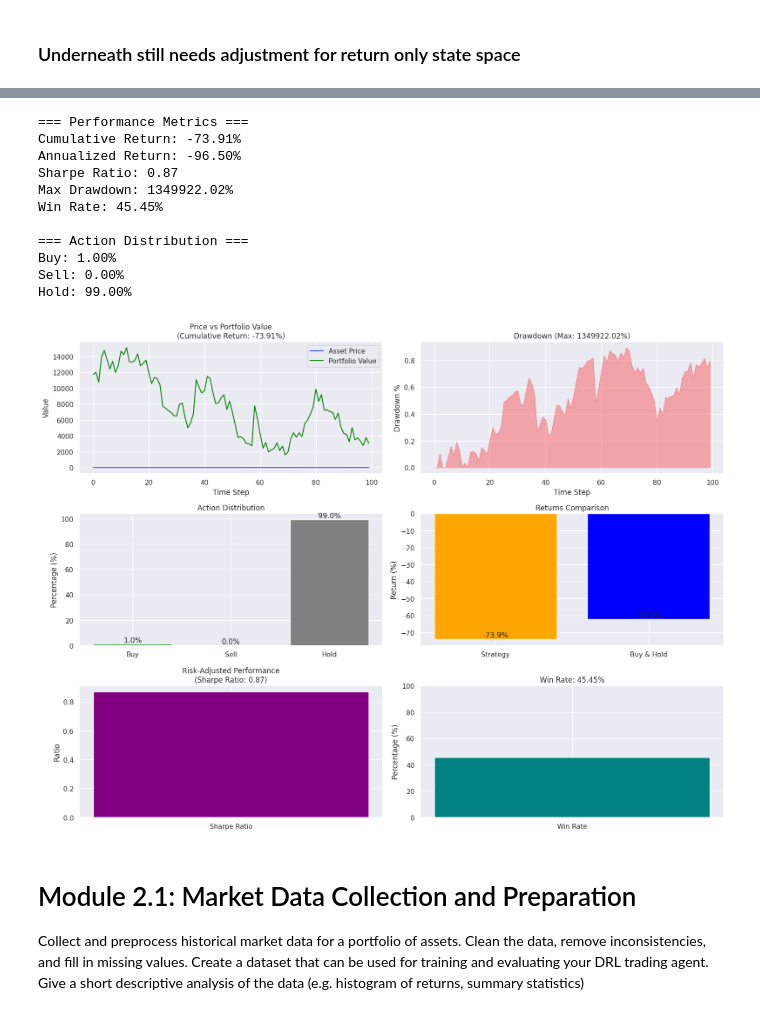
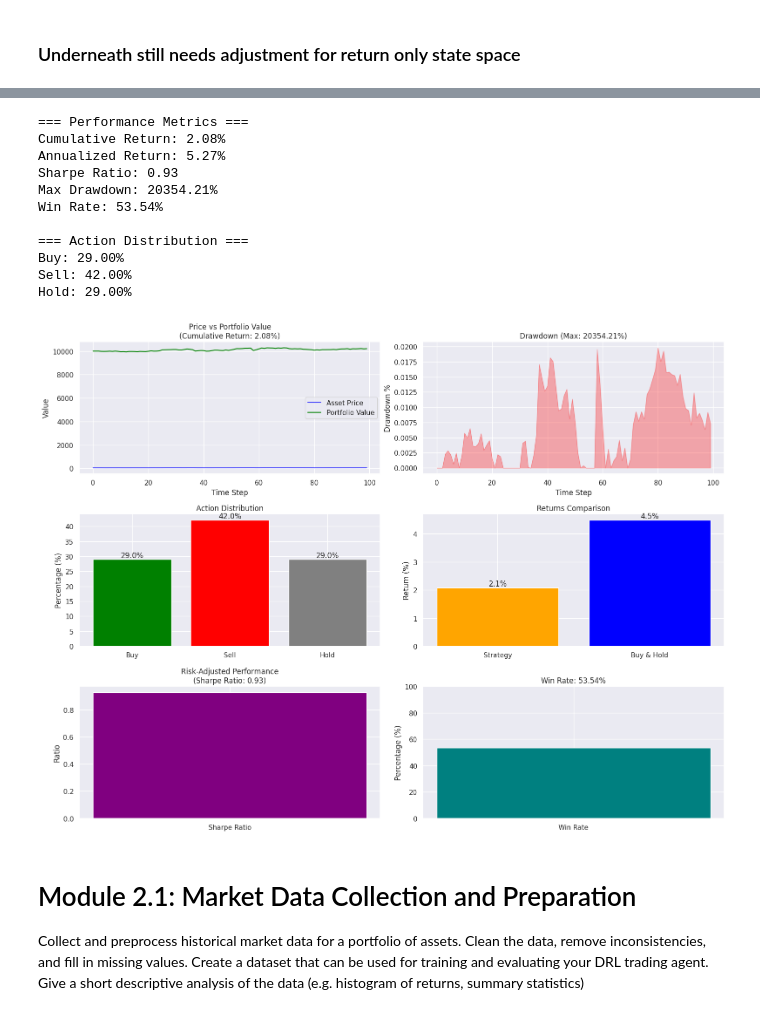
Before and after one commit to wrecka98/RL-Finance-Trading-Algo, a Jupyter notebook: trading-bot-Shell-return.ipynb, the cells around one changed output, grey strips where cells are left out. Cells and saved outputs as stored; diff of their text form; code cells hidden in the pictures.

```diff
--- a/trading-bot-Shell-return.ipynb
+++ b/trading-bot-Shell-return.ipynb
@@ -294,7 +310,7 @@ def reward_function(price, old_portfolio, new_portfolio):
 
     old_value = old_portfolio['cash'] + old_portfolio['holdings'] * price
     new_value = new_portfolio['cash'] + new_portfolio['holdings'] * price
-    reward = ((new_value - old_value) / old_value) * 100  # Percentage return
+    reward = ((new_value - old_value) / old_value) *1000  # Percentage return
 
     return reward
 # %% [markdown]
@@ -409,5 +444,11 @@ class DQNAgent:
 
         return loss.item()  # Return loss for monitoring
 # %%
-price=train_raw['Close'].to_numpy()
-pct_return=train_raw['pct_return'].to_numpy()
+train_price=train_raw['Close'].to_numpy()
+train_pct_return=train_raw['pct_return'].to_numpy()
+
+test_price=test_raw['Close'].to_numpy()
+test_pct_return=test_raw['pct_return'].to_numpy()
+
+train_features=np.column_stack([train_price,train_pct_return])
+test_features=np.column_stack([test_price,test_pct_return])
@@ -421,7 +462,7 @@ state_dim = 1  # return
 action_dim = 3  # buy, sell, hold
 agent = DQNAgent(state_dim, action_dim)
 portfolio = {"cash": 10000, "holdings": 0}
-states = features[:,1].reshape(-1, 1)
+states = train_features[:,1].reshape(-1, 1)
 
 # Performance tracking containers
 portfolio_values = []
@@ -435,12 +476,14 @@ episode_metrics = {
 }
 
 # Benchmark: Buy-and-Hold strategy
-initial_price = features[0][0]
-final_price = features[-1][0]
+initial_price = train_features[0][0]
+final_price = train_features[-1][0]
 buy_and_hold_return = (final_price - initial_price) / initial_price
 
+no_episodes=300
+
 # Run episodes
-for episode in range(300):
+for episode in range(no_episodes):
     # Reset portfolio each episode
     portfolio={'cash':10000, 'holdings':0}
     agent.reset_episode_stats()
@@ -457,7 +500,7 @@ for episode in range(300):
 
         # Get action
         action = agent.act(state)
-        price_t=features[t][0]
+        price_t=train_features[t][0]
 
         #store protfolio value before transitioning to compute reward
         old_portfolio_state = copy.deepcopy(portfolio)
@@ -468,7 +511,7 @@ for episode in range(300):
 
 
         # Calculate reward
-        price_t_plus_1= features[t+1][0] if t < len(states) - 1 else features[t][0]
+        price_t_plus_1= train_features[t+1][0] if t < len(states) - 1 else train_features[t][0]
         reward = reward_function(price_t_plus_1, old_portfolio_state, portfolio)
 #        print(f"reward: {reward}")
         total_reward += reward
@@ -485,7 +528,6 @@ for episode in range(300):
         loss = agent.train()  # Train and get loss
         if loss is not None:  # Only append if training occurred
             episode_losses.append(loss)
-
 
 
     # Store average loss for the episode
@@ -510,5 +552,8 @@ for episode in range(300):
 
     # Print progress
     print(f"Episode {episode}: Return={cum_return:.2%} | Sharpe={sharpe:.2f} | DD={max_dd:.2f} | total reward= {total_reward} | Training Steps={agent.training_steps_this_episode}")
+
+
+agent.save_model(f"dqn_agent_{no_episodes}.pth")
 # %% [output]
 Using device: cuda
@@ -656,5 +765,5 @@ def evaluate_agent(agent, test_states, initial_cash=10000):
 # %%
-prices=[s[0] for s in test_data[:30]]
+prices=[s[0] for s in test_features[:30]]
 prices
 
 ##this appears as zero on the plot because prices are normalized, i.e. close to zero while portfolio returns are not!
@@ -744,44 +853,44 @@ def plot_performance(test_states, portfolio_values, actions_taken, metrics):
     plt.grid(True, axis='y')
 
     # Win Rate visualization
     plt.subplot(3, 2, 6)
     plt.bar(['Win Rate'], [metrics['win_rate'] * 100], color='teal')
     plt.title(f'Win Rate: {metrics["win_rate"]:.2%}')
     plt.ylabel('Percentage (%)')
     plt.ylim(0, 100)
     plt.grid(True, axis='y')
 
     plt.tight_layout()
     plt.show()
 
 # Evaluation and reporting
-portfolio_values, actions_taken, metrics, _ = evaluate_agent(agent, test_data)
+# portfolio_values, actions_taken, metrics, _ = evaluate_agent(agent, test_data)
 
 print("\n=== Performance Metrics ===")
 print(f"Cumulative Return: {metrics['cumulative_return']:.2%}")
 print(f"Annualized Return: {metrics['annualized_return']:.2%}")
 print(f"Sharpe Ratio: {metrics['sharpe_ratio']:.2f}")
 print(f"Max Drawdown: {metrics['max_drawdown']:.2%}")
 print(f"Win Rate: {metrics['win_rate']:.2%}")
 print("\n=== Action Distribution ===")
 print(f"Buy: {metrics['action_distribution']['buy']:.2%}")
 print(f"Sell: {metrics['action_distribution']['sell']:.2%}")
 print(f"Hold: {metrics['action_distribution']['hold']:.2%}")
 
-plot_performance(test_data, portfolio_values, actions_taken, metrics)
+plot_performance(test_features, portfolio_values, actions_taken, metrics)
 # %% [output]
 === Performance Metrics ===
-Cumulative Return: -73.91%
-Annualized Return: -96.50%
-Sharpe Ratio: 0.87
-Max Drawdown: 1349922.02%
-Win Rate: 45.45%
+Cumulative Return: 2.08%
+Annualized Return: 5.27%
+Sharpe Ratio: 0.93
+Max Drawdown: 20354.21%
+Win Rate: 53.54%
 
 === Action Distribution ===
-Buy: 1.00%
-Sell: 0.00%
-Hold: 99.00%
+Buy: 29.00%
+Sell: 42.00%
+Hold: 29.00%
-[figure, old version]
+[figure, new version]
 # %% [markdown]
 # Module 2.1: Market Data Collection and Preparation
 Collect and preprocess historical market data for a portfolio of assets. Clean the data, remove inconsistencies, and fill in missing values. Create a dataset that can be used for training and evaluating your DRL trading agent.
```
Also changed, not shown: parts of 11 cells of this notebook, 1 other file.
